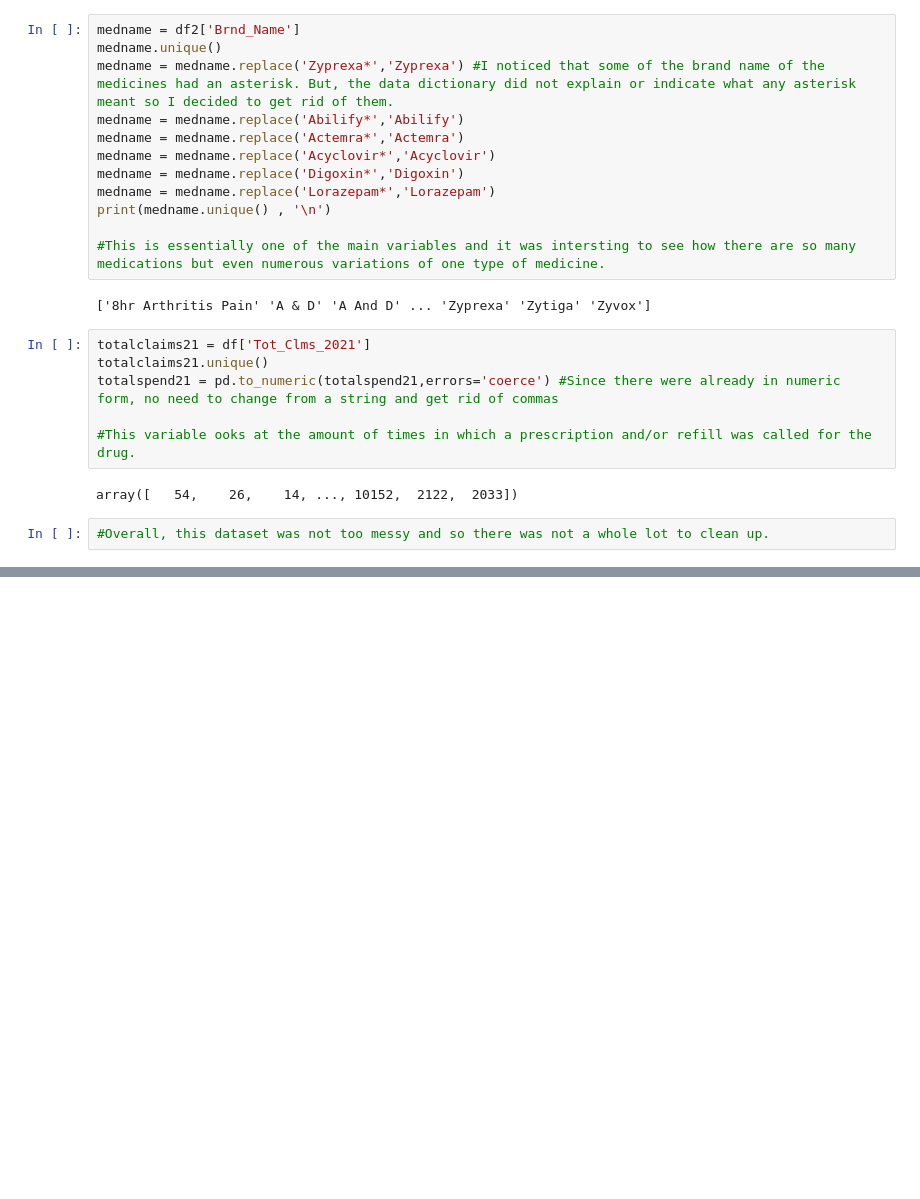
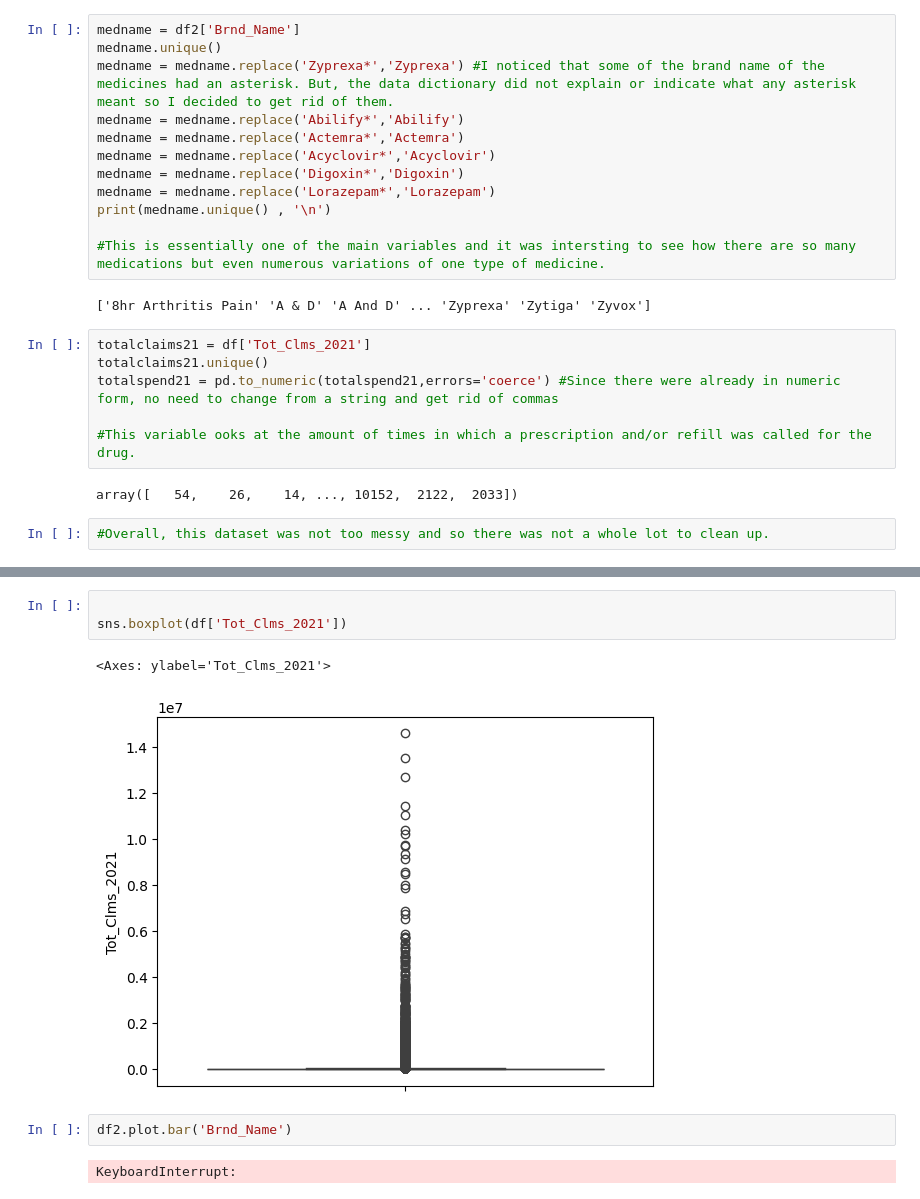
Before and after one commit to brithoang1/visualization, a Jupyter notebook: assignment/assignment.ipynb, the cells around one changed output, grey strips where cells are left out. Drawn from its saved outputs; the diff is of its cells as text; blank space fills up the shorter version.

```diff
--- a/assignment/assignment.ipynb
+++ b/assignment/assignment.ipynb
@@ -353,0 +353,10 @@ array([   54,    26,    14, ..., 10152,  2122,  2033])
+# %%
+
+sns.boxplot(df['Tot_Clms_2021'])
+# %% [output]
+<Axes: ylabel='Tot_Clms_2021'>
+[figure, added]
+# %%
+df2.plot.bar('Brnd_Name')
+# %% [output]
+KeyboardInterrupt:
```
Also changed, not shown: parts of 7 cells of this notebook.
